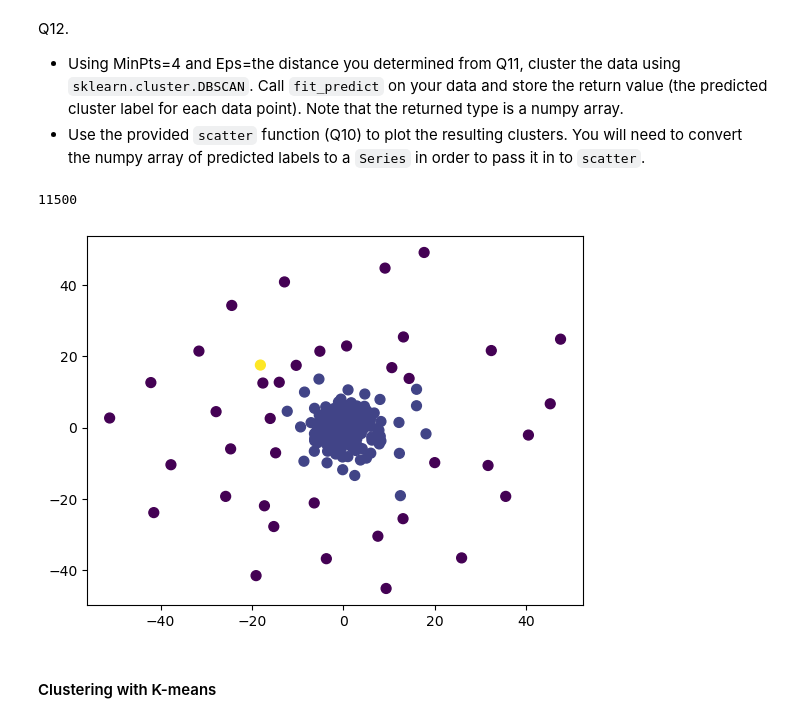
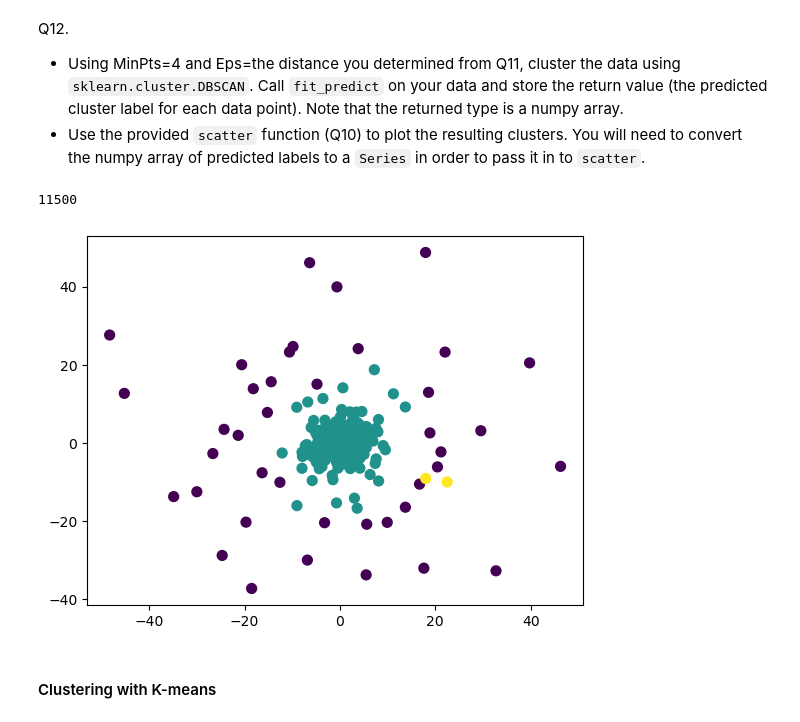
Before and after one commit to alantientran/ML-Clustering, a Jupyter notebook: HW5 - Clustering.ipynb, the cells around one changed output. Saved outputs shown, nothing was run; the diff lists cells and outputs as text; code cells hidden in the pictures.

```diff
--- a/HW5 - Clustering.ipynb
+++ b/HW5 - Clustering.ipynb
@@ -364,15 +338,14 @@ Q12.
 * Using MinPts=4 and Eps=the distance you determined from Q11, cluster the data using `sklearn.cluster.DBSCAN`. Call `fit_predict` on your data and store the return value (the predicted cluster label for each data point). Note that the returned type is a numpy array.
 * Use the provided `scatter` function (Q10) to plot the resulting clusters. You will need to convert the numpy array of predicted labels to a `Series` in order to pass it in to `scatter`.
 # %%
-from sklearn.cluster import DBSCAN
 
-model = DBSCAN(eps=12, min_samples=4)
+model = skdbscan(eps=12, min_samples=4)
 predicted_labels = model.fit_predict(pca_df)
 
-scatter(pd.DataFrame(data_scaled), pd.Series(predicted_labels))
+scatter(pca_df, pd.Series(predicted_labels))
 # %% [output]
 11500
-[figure, old version]
+[figure, new version]
 # %% [markdown]
 #### Clustering with K-means
 # %% [markdown]
```
Also changed, not shown: parts of 14 cells of this notebook.
